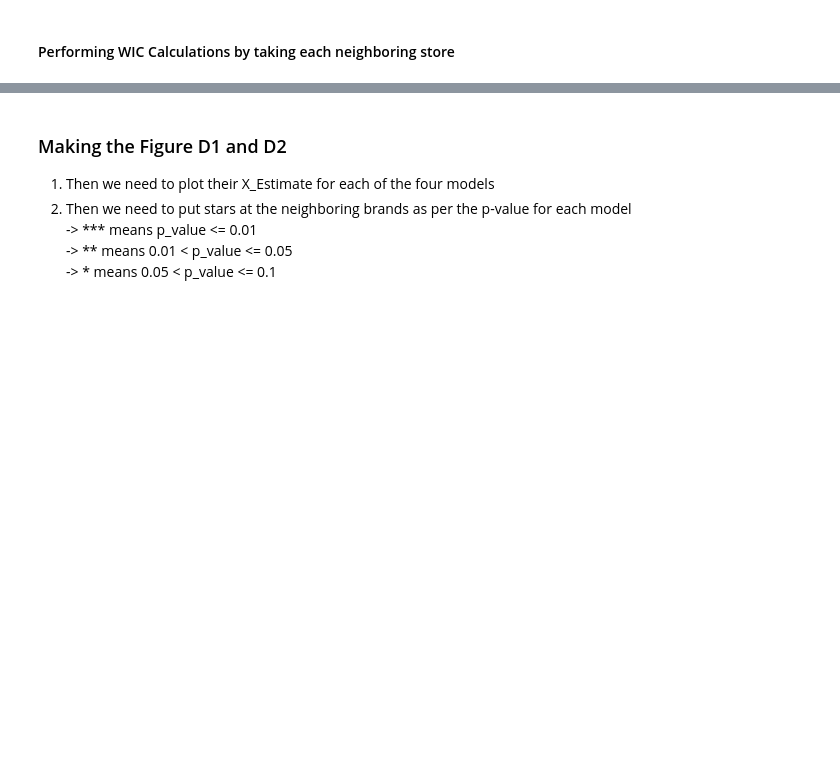
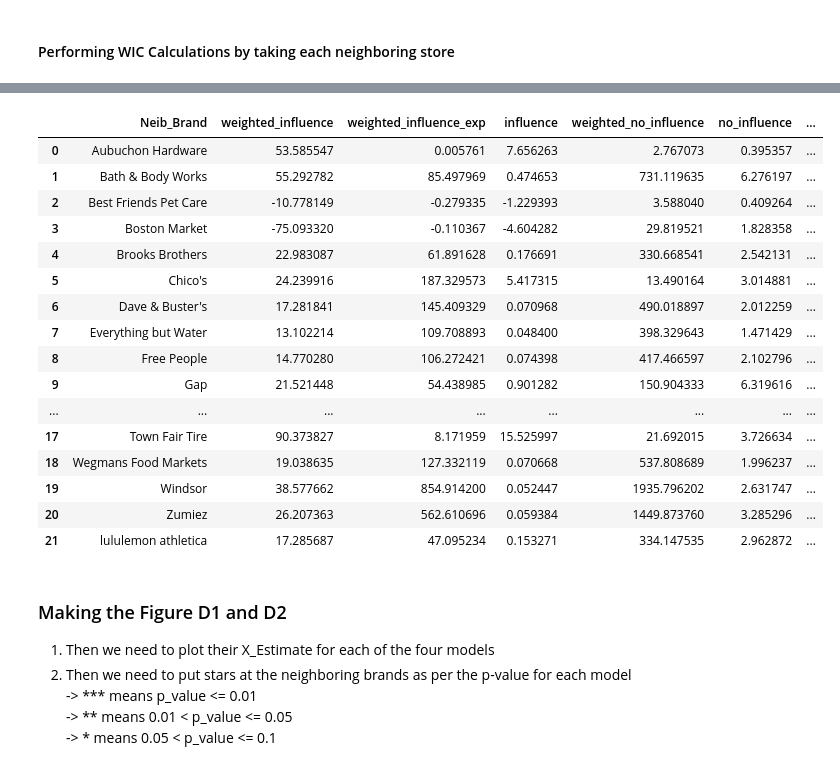
Before and after one commit to embedded-robotics/local-business-network, a Jupyter notebook: part3_visuals_tables/visuals_tables.ipynb, the cells around one changed output, grey strips where cells are left out. Saved outputs shown, nothing was run; the diff lists cells and outputs as text; code cells hidden in the pictures; blank space fills up the shorter version.

Commit message:
Added the centrality code

```diff
--- a/part3_visuals_tables/visuals_tables.ipynb
+++ b/part3_visuals_tables/visuals_tables.ipynb
@@ -284,6 +284,3 @@ travel_time_filtered
 409 rows × 11 columns
 # %% [markdown]
 #### Performing WIC Calculations by taking each neighboring store
-# %%
-test_brand = travel_time_filtered[travel_time_filtered['Neib_Brand'] == 'Town Fair Tire']
-test_brand.head(10)
@@ -342,3 +287,48 @@ for index, row in test_brand_list.iterrows():
+# %%
+def centrality_calc(group_df):
+    neib_brand = group_df.name
+    test_brand = travel_time_filtered[travel_time_filtered['Neib_Brand'] == neib_brand]
+    neib_result_df = result_df [result_df['filename'] == neib_brand]
+
+    dist_l = test_brand['Time_mins_inv'].values
+    dist2_l = test_brand['Time_mins_inv_exp'].values
+    average_sales = test_brand['Neib_avg_visits'].values
+    est_reviews = neib_result_df[neib_result_df['type'] == 'fe_reviews_reviews']['X_Estimate'].values[0]
+    est_reviews_exp = neib_result_df[neib_result_df['type'] == 'fe_exp_reviews_reviews']['X_Estimate'].values[0]
+
+    weighted_influence = np.sum(np.array(dist_l).dot(np.array(average_sales))*float(est_reviews))
+    weighted_influence_exp = np.sum(np.array(dist2_l).dot(np.array(average_sales))*float(est_reviews_exp))
+    influence = np.sum(np.array(dist_l)*float(est_reviews))
+    weighted_no_influence = np.sum(np.array(dist_l).dot(np.array(average_sales)))
+    no_influence = np.sum(np.array(dist_l))
+    avg_visits = np.mean(average_sales)
+    dist_inv = np.mean([1.0 / d for d in np.array(dist_l)])
+    num_stores = test_brand['Neib_Stores'].nunique()
+
+    return pd.Series({'weighted_influence': weighted_influence, 'weighted_influence_exp': weighted_influence_exp, 'influence': influence,
+                      'weighted_no_influence': weighted_no_influence, 'no_influence': no_influence, 'avg_visits':avg_visits,
+                      'dist_inv': dist_inv, 'num_stores': num_stores})
+# %%
+neib_centrality = travel_time_filtered.groupby('Neib_Brand')[['Time_mins_inv', 'Time_mins_inv_exp', 'Neib_avg_visits']].apply(centrality_calc).reset_index()
+neib_centrality
+# %% [output]
+|  | Neib_Brand | weighted_influence | weighted_influence_exp | influence | weighted_no_influence | no_influence | ... |
+| 0 | Aubuchon Hardware | 53.585547 | 0.005761 | 7.656263 | 2.767073 | 0.395357 | ... |
+| 1 | Bath & Body Works | 55.292782 | 85.497969 | 0.474653 | 731.119635 | 6.276197 | ... |
+| 2 | Best Friends Pet Care | -10.778149 | -0.279335 | -1.229393 | 3.588040 | 0.409264 | ... |
+| 3 | Boston Market | -75.093320 | -0.110367 | -4.604282 | 29.819521 | 1.828358 | ... |
+| 4 | Brooks Brothers | 22.983087 | 61.891628 | 0.176691 | 330.668541 | 2.542131 | ... |
+| 5 | Chico's | 24.239916 | 187.329573 | 5.417315 | 13.490164 | 3.014881 | ... |
+| 6 | Dave & Buster's | 17.281841 | 145.409329 | 0.070968 | 490.018897 | 2.012259 | ... |
+| 7 | Everything but Water | 13.102214 | 109.708893 | 0.048400 | 398.329643 | 1.471429 | ... |
+| 8 | Free People | 14.770280 | 106.272421 | 0.074398 | 417.466597 | 2.102796 | ... |
+| 9 | Gap | 21.521448 | 54.438985 | 0.901282 | 150.904333 | 6.319616 | ... |
+| ... | ... | ... | ... | ... | ... | ... | ... |
+| 17 | Town Fair Tire | 90.373827 | 8.171959 | 15.525997 | 21.692015 | 3.726634 | ... |
+| 18 | Wegmans Food Markets | 19.038635 | 127.332119 | 0.070668 | 537.808689 | 1.996237 | ... |
+| 19 | Windsor | 38.577662 | 854.914200 | 0.052447 | 1935.796202 | 2.631747 | ... |
+| 20 | Zumiez | 26.207363 | 562.610696 | 0.059384 | 1449.873760 | 3.285296 | ... |
+| 21 | lululemon athletica | 17.285687 | 47.095234 | 0.153271 | 334.147535 | 2.962872 | ... |
 # %% [markdown]
 ### Making the Figure D1 and D2
 
```
Also changed, not shown: parts of 3 cells of this notebook.
